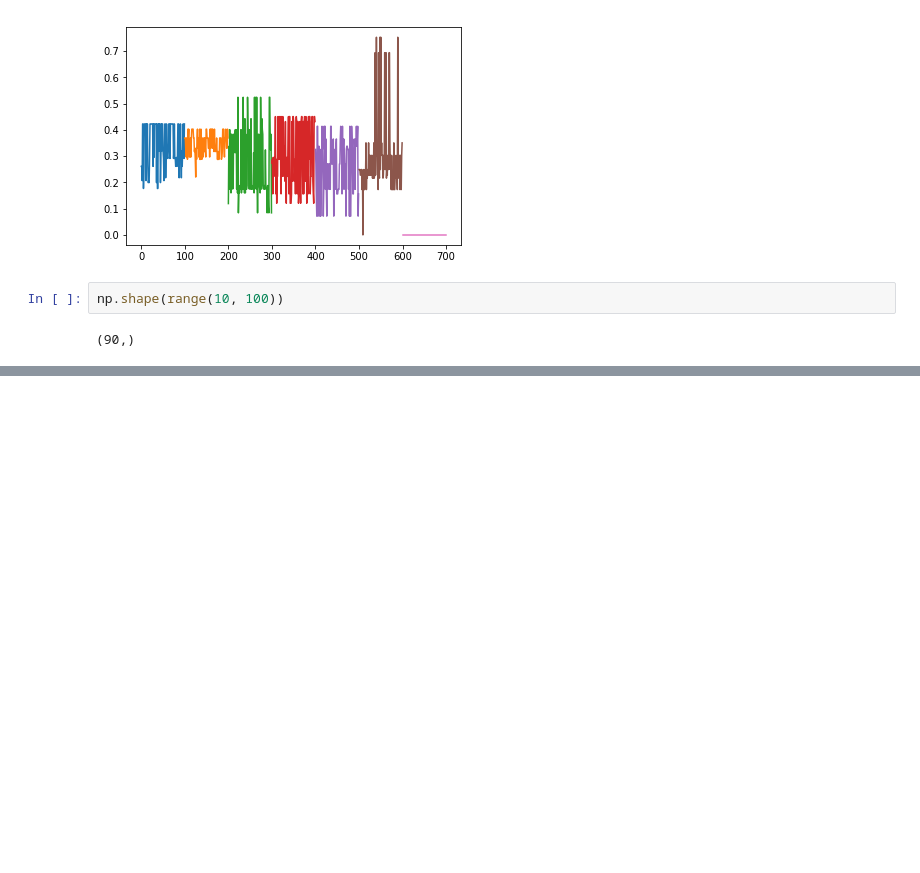
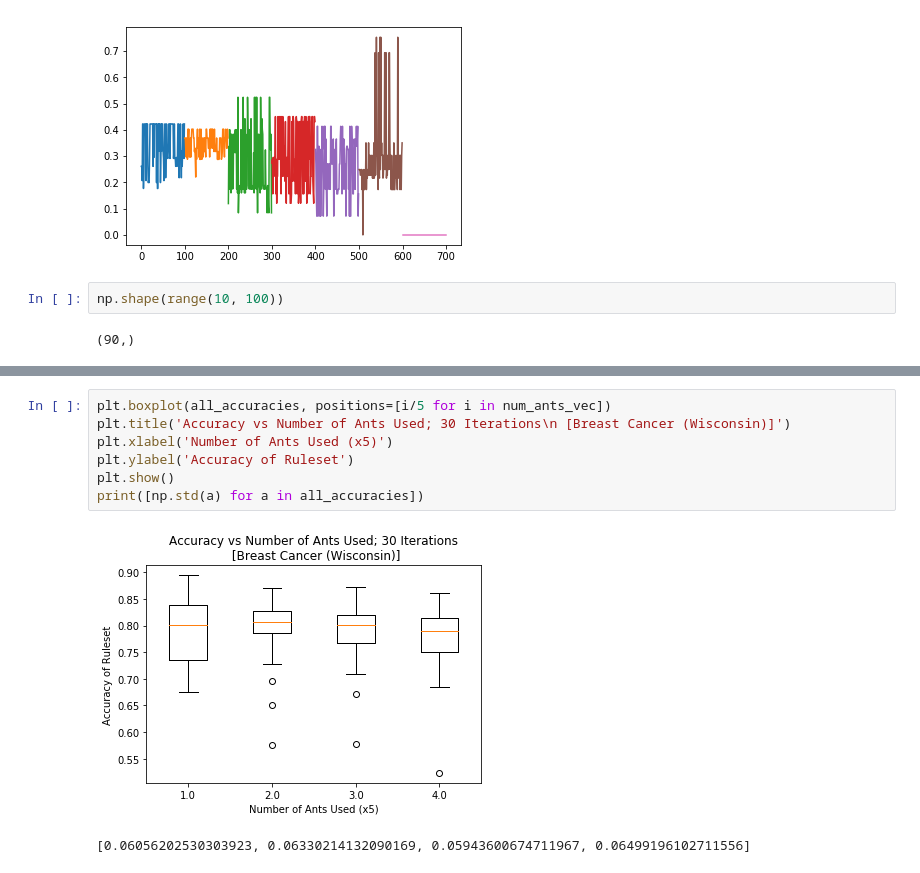
Before and after one commit to jzerez/swarm_classification, a Jupyter notebook: code/First_Pass-JZ.ipynb, the cells around one changed output, grey strips where cells are left out. Drawn from its saved outputs; the diff is of its cells as text; blank space fills up the shorter version.

```diff
--- a/code/First_Pass-JZ.ipynb
+++ b/code/First_Pass-JZ.ipynb
@@ -437,0 +531,10 @@ list(range(1,10))
+# %%
+plt.boxplot(all_accuracies, positions=[i/5 for i in num_ants_vec])
+plt.title('Accuracy vs Number of Ants Used; 30 Iterations\n [Breast Cancer (Wisconsin)]')
+plt.xlabel('Number of Ants Used (x5)')
+plt.ylabel('Accuracy of Ruleset')
+plt.show()
+print([np.std(a) for a in all_accuracies])
+# %% [output]
+[figure, added]
+[0.06056202530303923, 0.06330214132090169, 0.05943600674711967, 0.06499196102711556]
```
Also changed, not shown: parts of 13 cells of this notebook, 1 other file.
